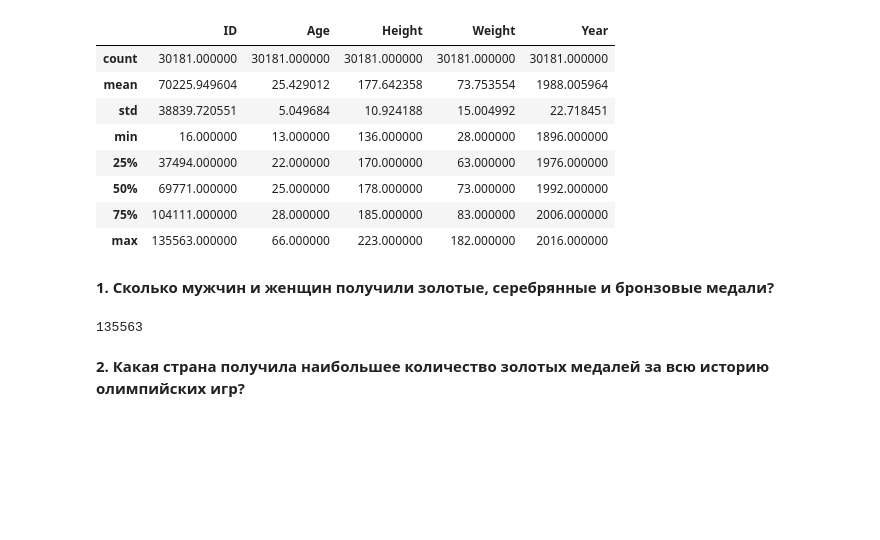
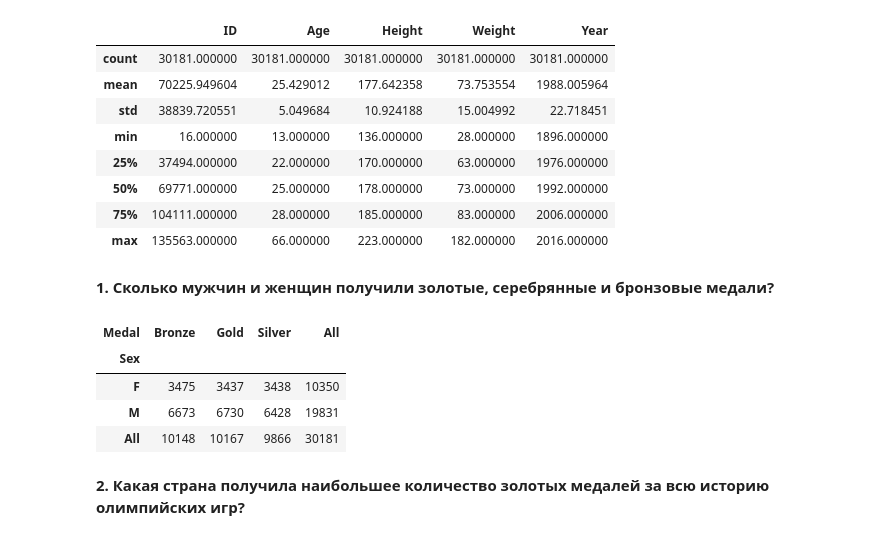
Before and after one commit to MaximPisarev/ML_HW_Pisarev, a Jupyter notebook: 1st lecture/lecture01/Lecture01_HW.ipynb, the cells around one changed output. Drawn from its saved outputs; the diff is of its cells as text; code cells hidden in the pictures; blank space fills up the shorter version.

```diff
--- a/1st lecture/lecture01/Lecture01_HW.ipynb
+++ b/1st lecture/lecture01/Lecture01_HW.ipynb
@@ -64,10 +64,14 @@ df.describe()
 | max | 135563.000000 | 66.000000 | 223.000000 | 182.000000 | 2016.000000 |
 # %% [markdown]
 **1. Сколько мужчин и женщин получили золотые, серебрянные и бронзовые медали?**
-# %%
-df['ID'].max()
-# %% [output]
-135563
+# %%
+pd.crosstab(df['Sex'], df['Medal'], margins = 1)
+# %% [output]
+| Medal | Bronze | Gold | Silver | All |
+| Sex |  |  |  |  |
+| F | 3475 | 3437 | 3438 | 10350 |
+| M | 6673 | 6730 | 6428 | 19831 |
+| All | 10148 | 10167 | 9866 | 30181 |
 # %% [markdown]
 **2. Какая страна получила наибольшее количество золотых медалей за всю историю олимпийских игр?**
 # %%
```
